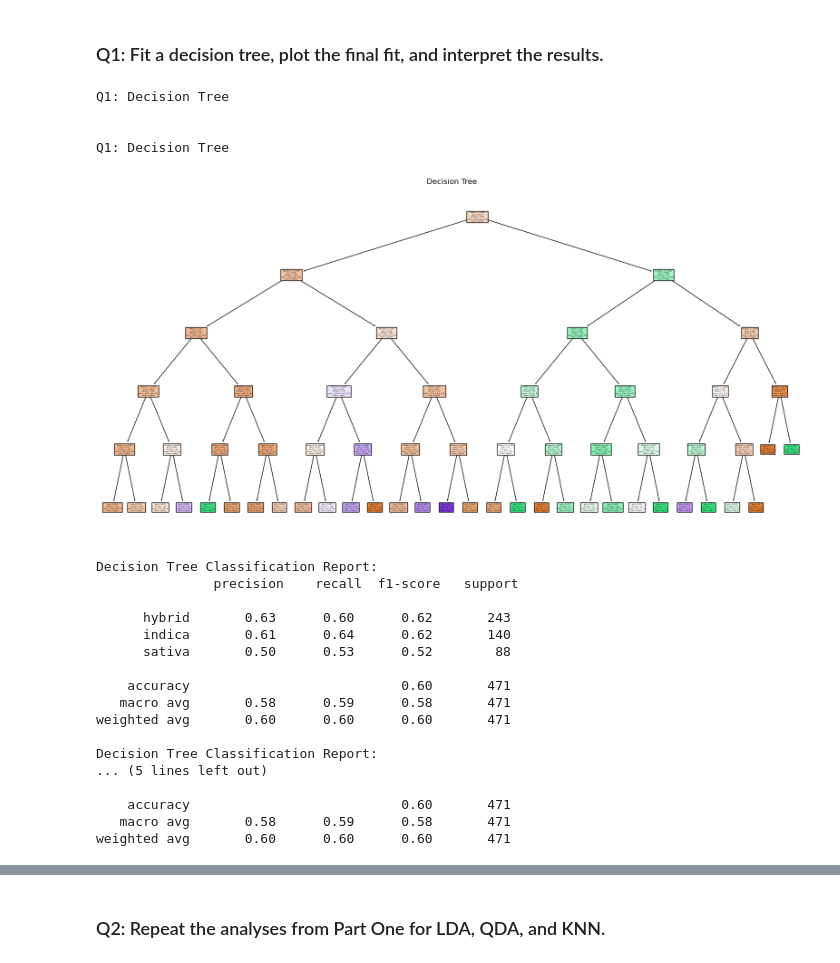
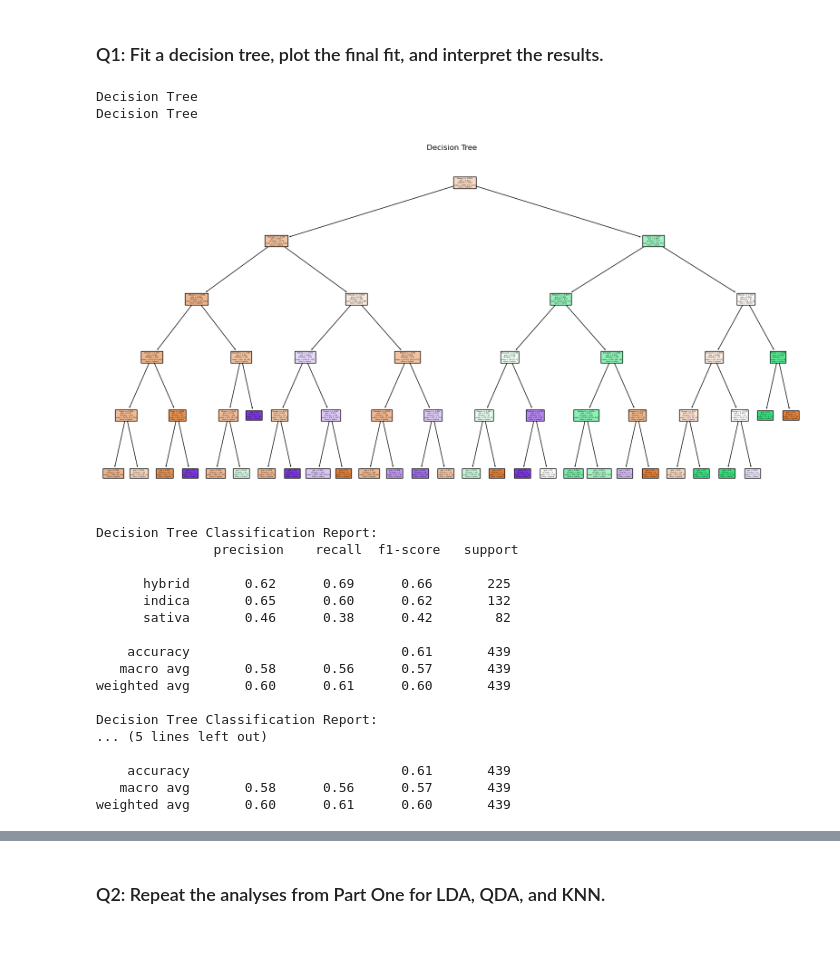
Before and after one commit to summerchurby/GSB-544, a Jupyter notebook: Lab8.ipynb, the cells around one changed output, grey strips where cells are left out. Cells and saved outputs as stored; diff of their text form; code cells hidden in the pictures.

```diff
--- a/Lab8.ipynb
+++ b/Lab8.ipynb
@@ -216,6 +216,7 @@ le = LabelEncoder()
 cannabis["Type_encoded"] = le.fit_transform(cannabis["Type"])
 
 # variables
+cannabis = cannabis.dropna()
 X = cannabis.drop(columns = ["Strain", "Type", "Type_encoded", "Effects", "Flavor"])
 y = cannabis["Type_encoded"]
 X_train, X_test, y_train, y_test = train_test_split(X, y, test_size = 0.2, random_state=1, stratify=y)
@@ -237,54 +238,52 @@ def plot_conf_matrix(model, X_test, y_test, labels):
 def tune_and_evaluate_model(model, param_grid, X_train, y_train, X_test, y_test, labels):
     pipeline = Pipeline([
         ("preprocessor", preprocessor),
         ("classifier", model)
     ])
     grid_search = GridSearchCV(pipeline, param_grid, cv=5, scoring="accuracy", n_jobs=-1)
     grid_search.fit(X_train, y_train)
-    best_model = gridsearch.best-estimator_
+    best_model = grid_search.best_estimator_
     predictions = best_model.predict(X_test)
     conf_matrix = confusion_matrix(y_test, predictions)
     report = classification_report(y_test, predictions, target_names=labels)
     return grid_search.best_params_, grid_search.best_score_, conf_matrix, report, best_model
 
-print("\nQ1: Decision Tree")
+print("Decision Tree")
 tree_model = Pipeline([
     ('preprocessor', preprocessor),
     ('classifier', DecisionTreeClassifier(random_state=42, max_depth=5))
 ])
 tree_model.fit(X_train, y_train)
 
 # decision tree
 plt.figure(figsize=(20, 10))
 plot_tree(tree_model.named_steps['classifier'], feature_names=X.columns, class_names=le.classes_, filled=True)
 plt.title("Decision Tree")
 plt.show()
 
 # confusion matrix and report results
 plot_conf_matrix(tree_model, X_test, y_test, labels=le.classes_)
 tree_predictions = tree_model.predict(X_test)
 tree_report = classification_report(y_test, tree_predictions, target_names=le.classes_)
 print("Decision Tree Classification Report:\n", tree_report)
 # %% [output]
-Q1: Decision Tree
-
-
-Q1: Decision Tree
+Decision Tree
+Decision Tree
-[figure, old version]
+[figure, new version]
 Decision Tree Classification Report:
                precision    recall  f1-score   support
 
-      hybrid       0.63      0.60      0.62       243
-      indica       0.61      0.64      0.62       140
-      sativa       0.50      0.53      0.52        88
+      hybrid       0.62      0.69      0.66       225
+      indica       0.65      0.60      0.62       132
+      sativa       0.46      0.38      0.42        82
 
-    accuracy                           0.60       471
-   macro avg       0.58      0.59      0.58       471
-weighted avg       0.60      0.60      0.60       471
+    accuracy                           0.61       439
+   macro avg       0.58      0.56      0.57       439
+weighted avg       0.60      0.61      0.60       439
 
 Decision Tree Classification Report:
 ... (5 lines left out)
 
-    accuracy                           0.60       471
-   macro avg       0.58      0.59      0.58       471
-weighted avg       0.60      0.60      0.60       471
+    accuracy                           0.61       439
+   macro avg       0.58      0.56      0.57       439
+weighted avg       0.60      0.61      0.60       439
```
Also changed, not shown: parts of 4 cells of this notebook.
